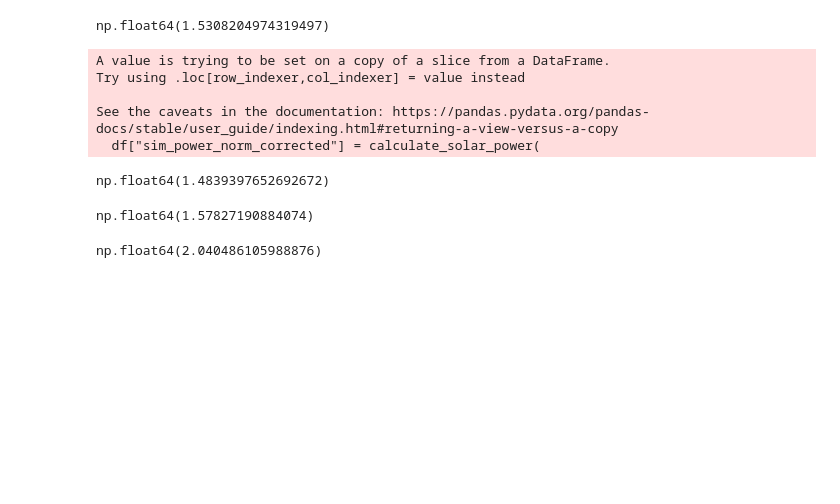
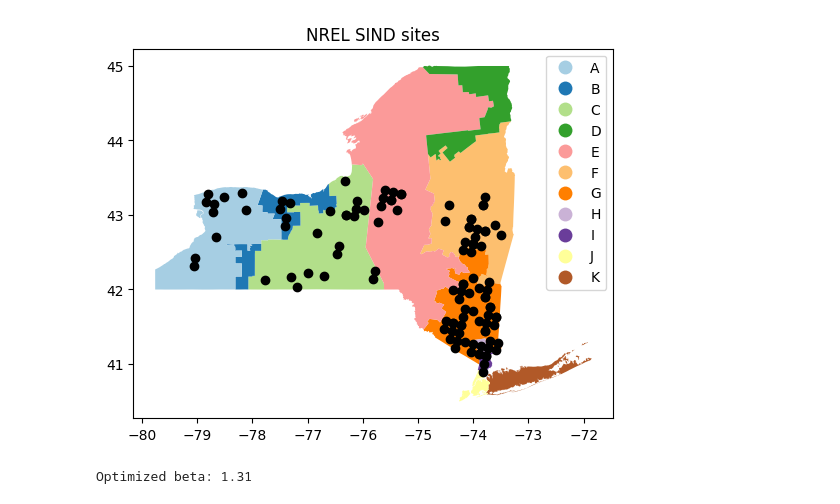
Before and after one commit to reyli4/acorn-julia, a Jupyter notebook: scripts/03_gen_modeling/solar.ipynb, the cells around one changed output. Saved outputs shown, nothing was run; the diff lists cells and outputs as text; code cells hidden in the pictures; blank space fills up the shorter version.

```diff
--- a/scripts/03_gen_modeling/solar.ipynb
+++ b/scripts/03_gen_modeling/solar.ipynb
@@ -15,10 +15,12 @@ importlib.reload(su)
 # %%
 %%time
+# Get solar paths
+climate_paths = glob(f"{pu.tgw_path}/historical_1980_2019/hourly/tgw_wrf_historical_hourly_2006*.nc")
+
 # Get TGW input solar data
 df = su.prepare_solar_data(
-    climate_path = f"{pu.tgw_path}/historical_1980_2019/hourly/tgw_wrf_historical_hourly_2006*.nc",
-    temperature_var = 'T2C',
-    shortwave_var = 'SWDOWN',
+    climate_paths = climate_paths,
+    solar_vars = ['T2C', 'SWDOWN'],
     lat_name="south_north",
     lon_name="west_east",
     curvilinear=True,
@@ -45,41 +31,34 @@ df
+# %%
+# Show locations of all SIND solar sites
+gdf = su.merge_to_zones(df[(df['dayofyear'] == 1) & (df['hour'] == 12)])
+
+# Load NYISO
+nyiso_gdf = gpd.read_file(f"{pu.project_path}/data/nyiso/shapefiles/NYISO_Load_Zone_Dissolved.shp")
+
+# Plot
+fig, ax = plt.subplots()
+nyiso_gdf.plot(column='ZONE', legend=True, cmap='Paired', ax=ax)
+gdf['geometry'].plot(color='black', ax=ax)
+ax.set_title('NREL SIND sites')
+plt.savefig('../../figs/nrel_sind_sites.png', dpi=300, bbox_inches='tight')
+# %% [output]
+[figure, added]
 # %%
-# Get optimal beta: no correction
+# Get optimal beta with correction
+# Default was 0.45
 optimized_beta = su.optimize_beta(
     df = df,
     temperature_var = "T2C",
-    shortwave_var = "SWDOWN",
-    lookup_cols = None
+    shortwave_var = "SWDOWN"
 )
-
-optimized_beta
+print(f"Optimized beta: {optimized_beta:.2f}")
 # %% [output]
-np.float64(1.5308204974319497)
+Optimized beta: 1.31
 # %%
-# Get optimal beta UPV: no correction
-optimized_beta = su.optimize_beta(
-    df = df[df['solar_type'] == 'UPV'],
-    temperature_var = "T2C",
-    shortwave_var = "SWDOWN",
-    lookup_cols = None
+# Get TGW correction factors
+df, df_correction = su.get_solar_correction_factors(
+    df = df,
+    temperature_var = 'T2C',
+    shortwave_var = 'SWDOWN',
+    beta = optimized_beta,
 )
-
-optimized_beta
-# %% [output]
-A value is trying to be set on a copy of a slice from a DataFrame.
-Try using .loc[row_indexer,col_indexer] = value instead
-
-See the caveats in the documentation: https://pandas.pydata.org/pandas-docs/stable/user_guide/indexing.html#returning-a-view-versus-a-copy
-  df["sim_power_norm_corrected"] = calculate_solar_power(
-np.float64(1.4839397652692672)
-# %%
-# Get optimal beta UPV: no correction
-optimized_beta = su.optimize_beta(
-    df = df[df['solar_type'] == 'DPV'],
-    temperature_var = "T2C",
-    shortwave_var = "SWDOWN",
-    lookup_cols = None
-)
-
-optimized_beta
-# %% [output]
-np.float64(1.57827190884074)
@@ -93,4 +64,0 @@ optimized_beta = su.optimize_beta(
-# %%
-optimized_beta
-# %% [output]
-np.float64(2.040486105988876)
```
Also changed, not shown: parts of 34 cells of this notebook, 17 other files.
